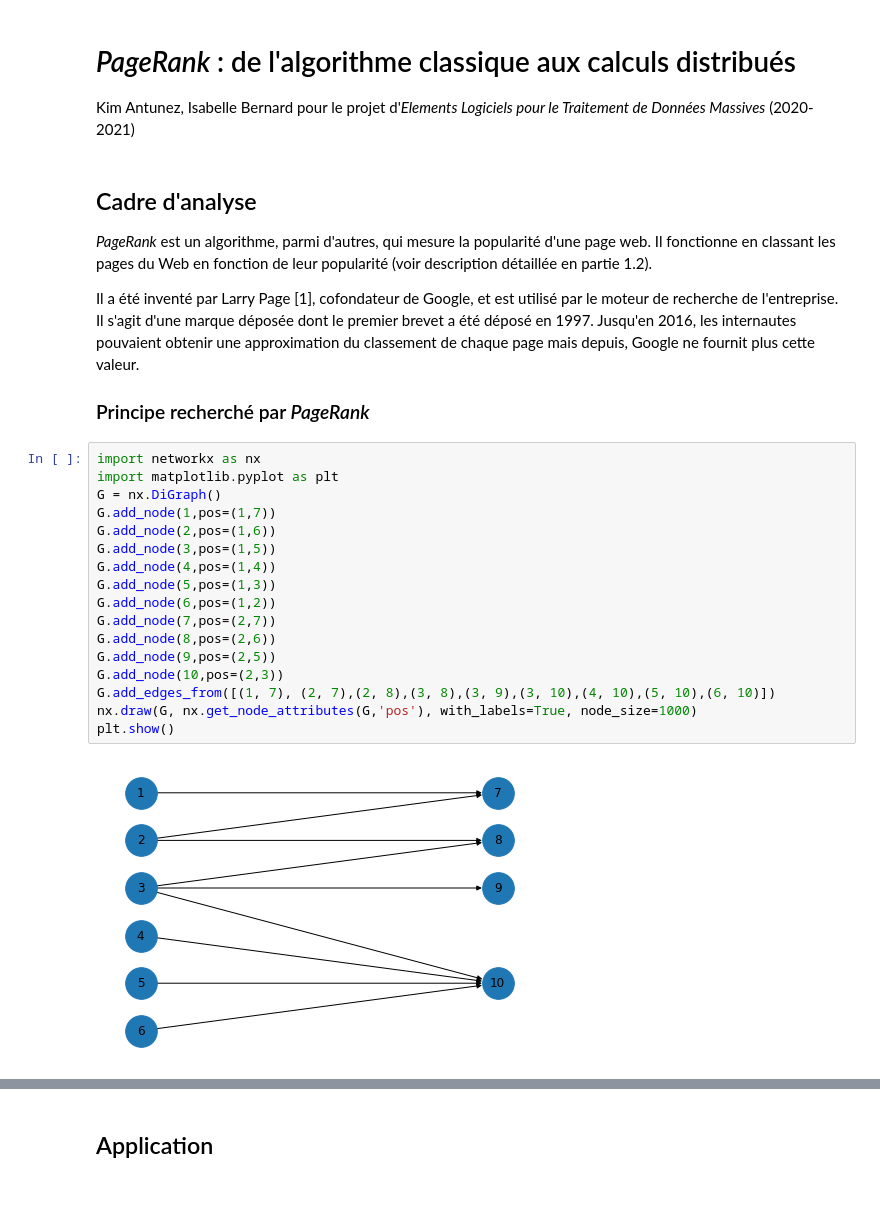
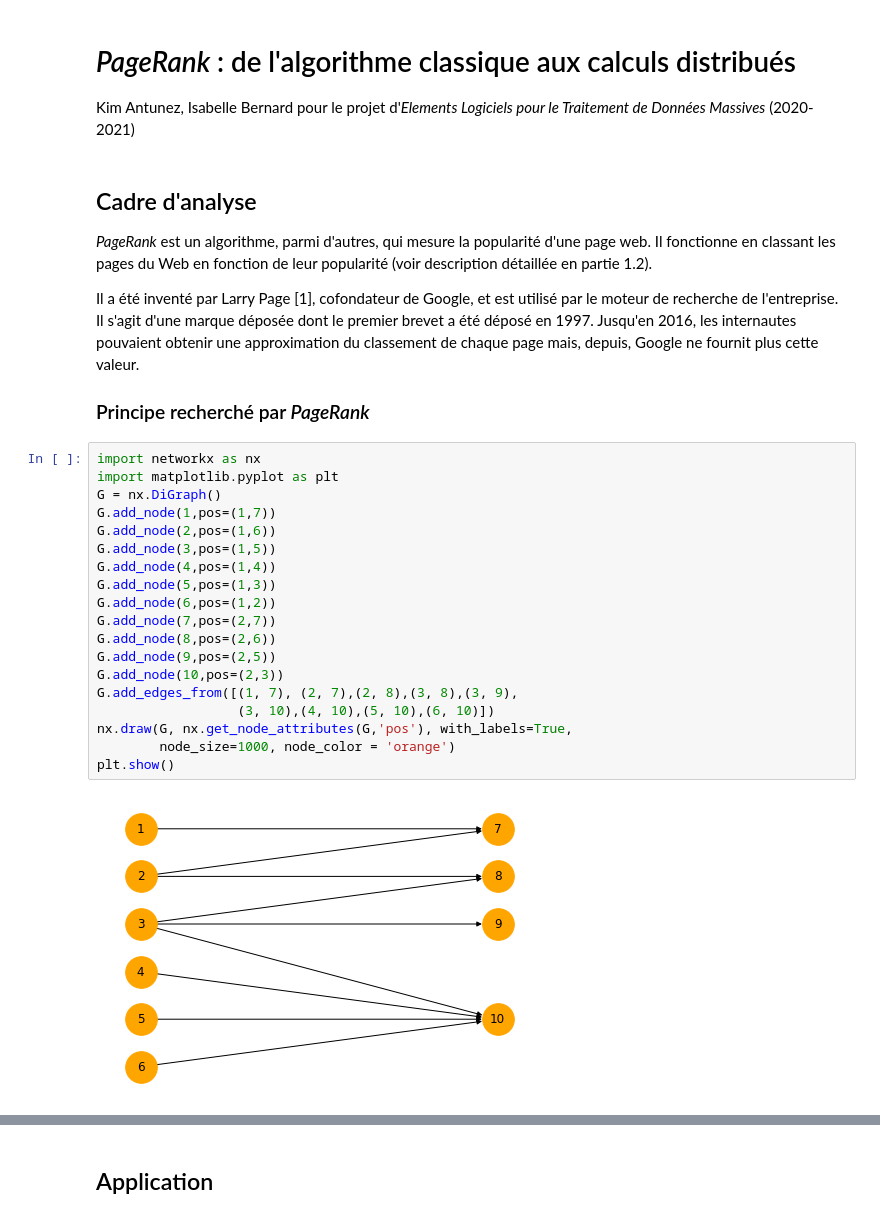
Before and after one commit to ARKEnsae/Pagerank_pyspark, a Jupyter notebook: DocPageRank.ipynb, the cells around one changed output, grey strips where cells are left out. Drawn from its saved outputs; the diff is of its cells as text.

```diff
--- a/DocPageRank.ipynb
+++ b/DocPageRank.ipynb
@@ -7,28 +7,30 @@ Kim Antunez, Isabelle Bernard pour le projet d'*Elements Logiciels pour le Trait
 
 *PageRank* est un algorithme, parmi d'autres, qui mesure la popularité d'une page web. Il fonctionne en classant les pages du Web en fonction de leur popularité (voir description détaillée en partie 1.2).
 
-Il a été inventé par Larry Page [1], cofondateur de Google, et est utilisé par le moteur de recherche de l'entreprise. Il s'agit d'une marque déposée dont le premier brevet a été déposé en 1997. Jusqu'en 2016, les internautes pouvaient obtenir une approximation du classement de chaque page mais depuis, Google ne fournit plus cette valeur.
+Il a été inventé par Larry Page [1], cofondateur de Google, et est utilisé par le moteur de recherche de l'entreprise. Il s'agit d'une marque déposée dont le premier brevet a été déposé en 1997. Jusqu'en 2016, les internautes pouvaient obtenir une approximation du classement de chaque page mais, depuis, Google ne fournit plus cette valeur.
 
 ###  Principe recherché par *PageRank*
 # %%
 import networkx as nx
 import matplotlib.pyplot as plt
 G = nx.DiGraph()
 G.add_node(1,pos=(1,7))
 G.add_node(2,pos=(1,6))
 G.add_node(3,pos=(1,5))
 G.add_node(4,pos=(1,4))
 G.add_node(5,pos=(1,3))
 G.add_node(6,pos=(1,2))
 G.add_node(7,pos=(2,7))
 G.add_node(8,pos=(2,6))
 G.add_node(9,pos=(2,5))
 G.add_node(10,pos=(2,3))
-G.add_edges_from([(1, 7), (2, 7),(2, 8),(3, 8),(3, 9),(3, 10),(4, 10),(5, 10),(6, 10)])
-nx.draw(G, nx.get_node_attributes(G,'pos'), with_labels=True, node_size=1000)
+G.add_edges_from([(1, 7), (2, 7),(2, 8),(3, 8),(3, 9),
+                  (3, 10),(4, 10),(5, 10),(6, 10)])
+nx.draw(G, nx.get_node_attributes(G,'pos'), with_labels=True,
+        node_size=1000, node_color = 'orange')
 plt.show()
 # %% [output]
-[figure, old version]
+[figure, new version]
 # %% [markdown]
 La modélisation adoptée utilise la théorie des graphes. Le web est un **graphe orienté** $G$ contient $N$ **noeuds** (pages, ici $N = 10$) reliés par des **liens** orientés (hyperliens). Un **degré entrant** (*in-degree*) d'une page correspond aux nombre d'hyperliens qui pointent sur elle et le **degré sortant** (*out-degree*) le nombre d'hyperliens vers lesquels elle pointe.
 
```
Also changed, not shown: parts of 43 cells of this notebook.
